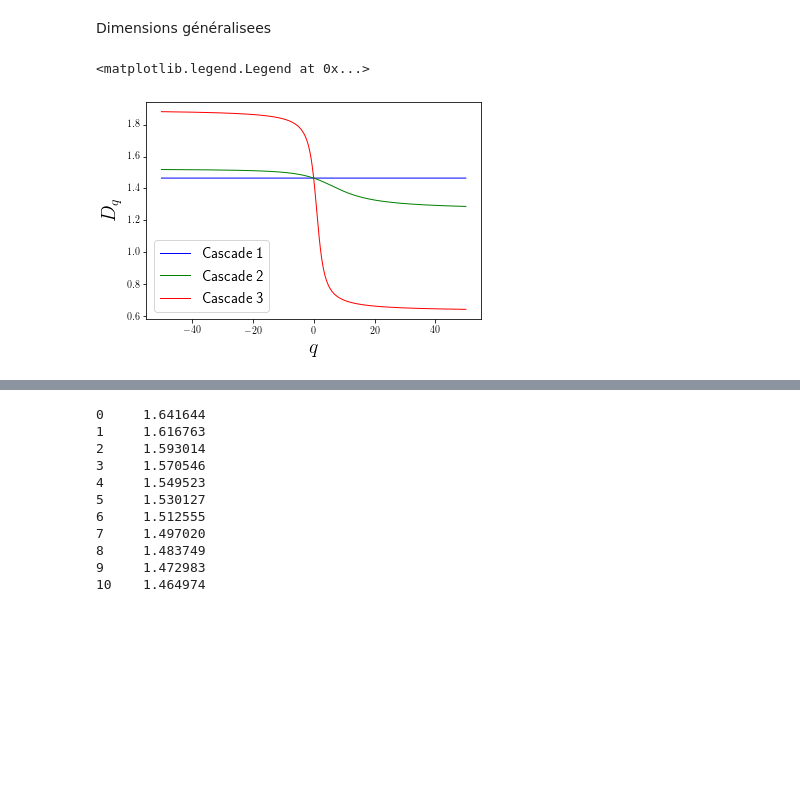
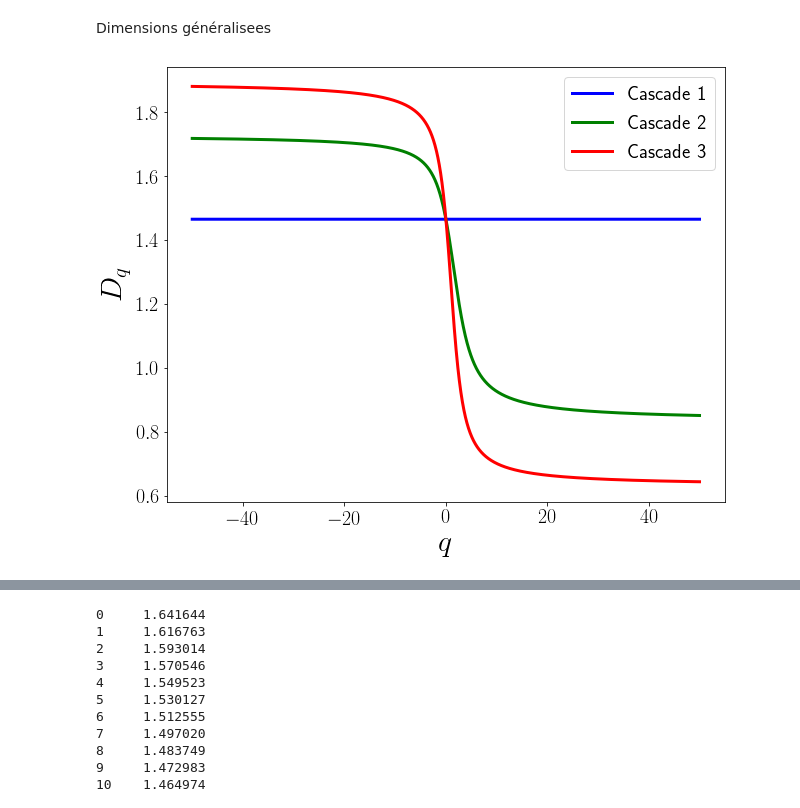
Before and after one commit to fsemecurbe/GWFA, a Jupyter notebook: image.ipynb, the cells around one changed output, grey strips where cells are left out. Drawn from its saved outputs; the diff is of its cells as text; code cells hidden in the pictures; blank space fills up the shorter version.

```diff
--- a/image.ipynb
+++ b/image.ipynb
@@ -49,7 +49,7 @@ for i,vi in enumerate(np.arange(0.5, 4.5)):
 [figure]
 # %%
 gen1 = np.array([[1/5,0,1/5],[0,1/5,0],[1/5,0,1/5]])
-gen2 = np.array([[3/16,0,3/16],[0,1/4,0],[3/16,0,3/16]])
+gen2 = np.array([[3/20,0,3/20],[0,2/5,0],[3/20,0,3/20]])
 gen3 = np.array([[1/8,0,1/8],[0,1/2,0],[1/8,0,1/8]])
 # %%
 X0, Y0 = np.where(gen1)
@@ -157,15 +237,16 @@ Dimension['Dcas_1'] = Dimension.q.apply(lambda x : entropy(gen1[gen1>0],x))
 Dimension['Dcas_2'] = Dimension.q.apply(lambda x : entropy(gen2[gen2>0],x))
 Dimension['Dcas_3'] = Dimension.q.apply(lambda x : entropy(gen3[gen3>0],x))
 # %%
-ax = Dimension.plot.line('q', 'Dcas_1', color='blue', label='Cascade 1',  linewidth=1)
-Dimension.plot.line('q', 'Dcas_2', color='green', label='Cascade 2', ax=ax, linewidth=1)
-Dimension.plot.line('q', 'Dcas_3', color='red', label='Cascade 3', ax=ax, linewidth=1)
-ax.set_ylabel('$D_q$', fontsize=20)
-ax.set_xlabel('$q$', fontsize=20)
-ax.legend(fontsize=15)
+ax = Dimension.plot.line('q', 'Dcas_1', color='blue', label='Cascade 1',  linewidth=3, figsize=(10,8))
+Dimension.plot.line('q', 'Dcas_2', color='green', label='Cascade 2', ax=ax, linewidth=3)
+Dimension.plot.line('q', 'Dcas_3', color='red', label='Cascade 3', ax=ax, linewidth=3)
+ax.set_ylabel('$D_q$', fontsize=30)
+ax.set_xlabel('$q$', fontsize=30)
+ax.legend(fontsize=20)
+ax.tick_params(axis='both', which='major', labelsize=20)
+ax.tick_params(axis='both', which='minor', labelsize=18)
 # %% [output]
-<matplotlib.legend.Legend at 0x...>
-[figure, old version]
+[figure, new version]
 # %%
 def alpha(P,q):
     Pq = P**q / np.sum(P**q)
```
Also changed, not shown: parts of 7 cells of this notebook.
